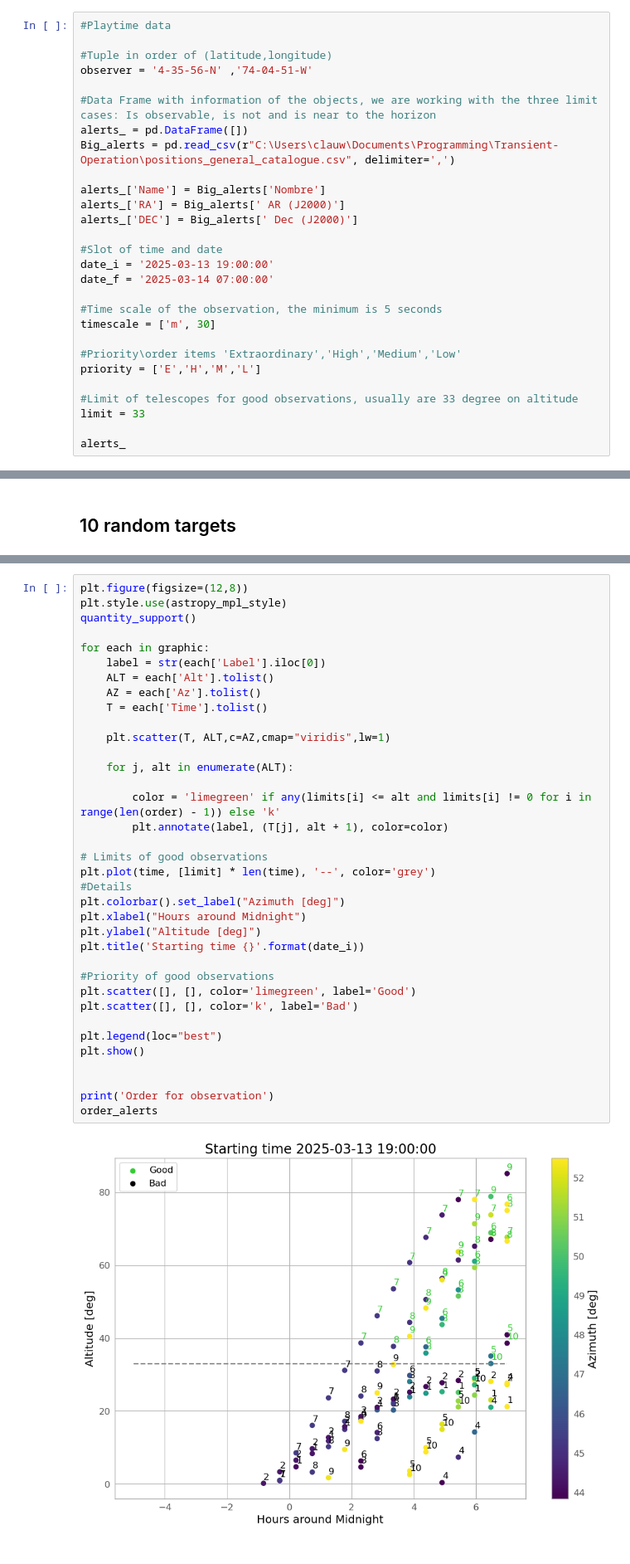
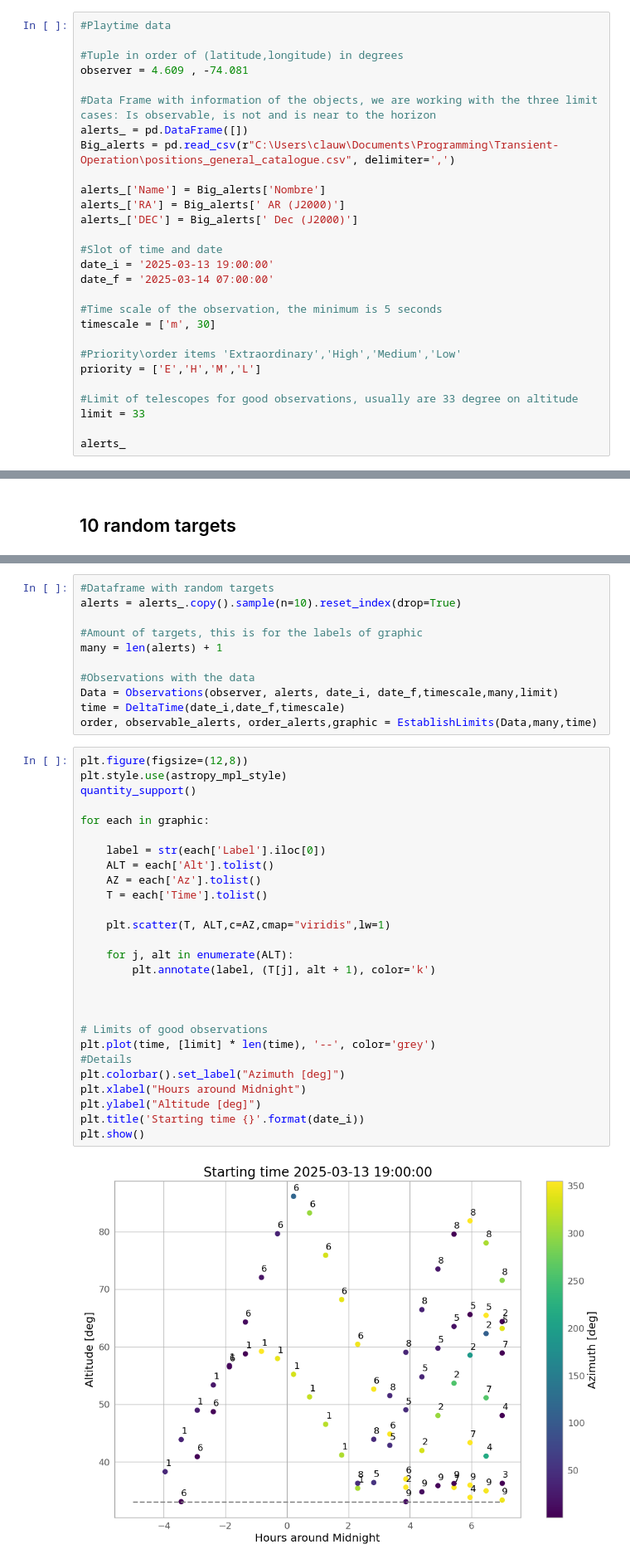
Before and after one commit to ccuellarn/Transient-Operation, a Jupyter notebook: Sketch.ipynb, the cells around one changed output, grey strips where cells are left out. Shown: that part at 83% size. Saved outputs shown, nothing was run; the diff lists cells and outputs as text.

```diff
--- a/Sketch.ipynb
+++ b/Sketch.ipynb
@@ -199,8 +184,8 @@ def EstablishLimits(Data,rango,Time):
 # %%
 #Playtime data
 
-#Tuple in order of (latitude,longitude)
-observer = '4-35-56-N' ,'74-04-51-W'
+#Tuple in order of (latitude,longitude) in degrees
+observer = 4.609 , -74.081
 
 #Data Frame with information of the objects, we are working with the three limit cases: Is observable, is not and is near to the horizon
 alerts_ = pd.DataFrame([])
@@ -254,38 +228,40 @@ limits, order, order_alerts,graphic = EstablishLimits(Data,many,time)
+# %%
+#Dataframe with random targets
+alerts = alerts_.copy().sample(n=10).reset_index(drop=True)
+
+#Amount of targets, this is for the labels of graphic
+many = len(alerts) + 1
+
+#Observations with the data
+Data = Observations(observer, alerts, date_i, date_f,timescale,many,limit)
+time = DeltaTime(date_i,date_f,timescale)
+order, observable_alerts, order_alerts,graphic = EstablishLimits(Data,many,time)
 # %%
 plt.figure(figsize=(12,8))
 plt.style.use(astropy_mpl_style)
 quantity_support()
 
 for each in graphic:
+
     label = str(each['Label'].iloc[0])
     ALT = each['Alt'].tolist()
     AZ = each['Az'].tolist()
     T = each['Time'].tolist()
 
     plt.scatter(T, ALT,c=AZ,cmap="viridis",lw=1)
 
     for j, alt in enumerate(ALT):
+        plt.annotate(label, (T[j], alt + 1), color='k')
 
-        color = 'limegreen' if any(limits[i] <= alt and limits[i] != 0 for i in range(len(order) - 1)) else 'k'
-        plt.annotate(label, (T[j], alt + 1), color=color)
+
 
 # Limits of good observations
 plt.plot(time, [limit] * len(time), '--', color='grey')
 #Details
 plt.colorbar().set_label("Azimuth [deg]")
 plt.xlabel("Hours around Midnight")
 plt.ylabel("Altitude [deg]")
 plt.title('Starting time {}'.format(date_i))
-
-#Priority of good observations
-plt.scatter([], [], color='limegreen', label='Good')
-plt.scatter([], [], color='k', label='Bad')
-
-plt.legend(loc="best")
 plt.show()
-
-
-print('Order for observation')
-order_alerts
 # %% [output]
-[figure, old version]
+[figure, new version]
```
Also changed, not shown: parts of 8 cells of this notebook, 1 other file.
